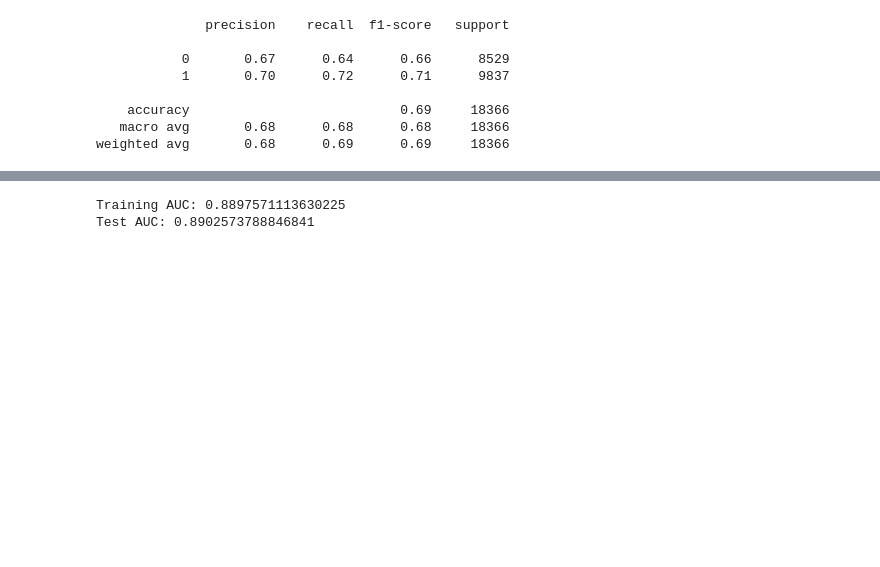
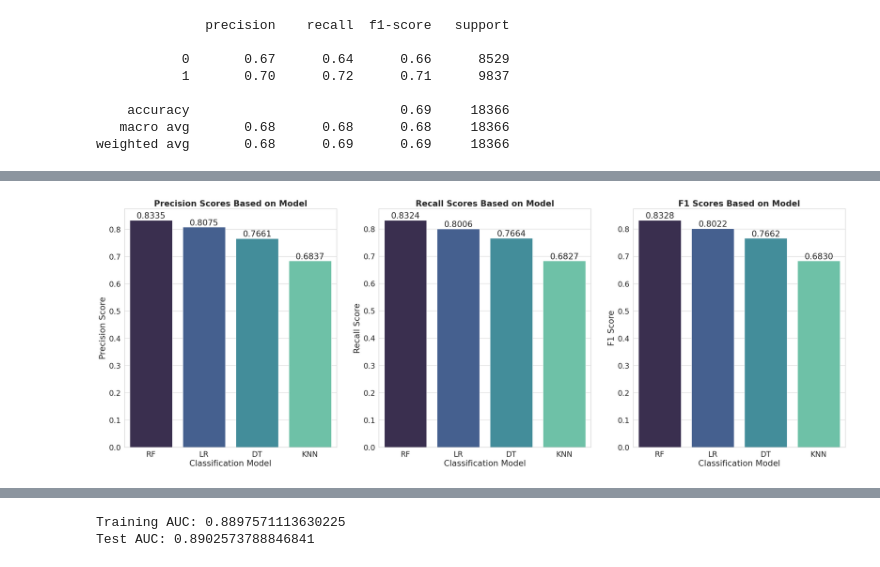
Before and after one commit to agustinse/ISA530Final, a Jupyter notebook: ISA_530_Final_Project_V5_Rao.ipynb, the cells around one changed output, grey strips where cells are left out. Saved outputs shown, nothing was run; the diff lists cells and outputs as text; code cells hidden in the pictures; blank space fills up the shorter version.

```diff
--- a/ISA_530_Final_Project_V5_Rao.ipynb
+++ b/ISA_530_Final_Project_V5_Rao.ipynb
@@ -939,3 +986,69 @@ RF F1 Score 0.8349352066046456
+# %%
+def results():
+    sns.set(style = 'whitegrid')
+    sns.set_context('paper', font_scale = 2)
+    fig = plt.figure(figsize = (30,10))
+
+    plt.subplot(131)
+    #PLOTTING PRECISION
+    # store the models with their score
+    prec_data = [['RF', precisionrf], ['LR', precisionlr], ['DT', precisiondt], ['KNN', precisionknn]]
+
+    # storing list of scores as a pandas df
+    prec_df = pd.DataFrame(prec_data, columns=['Model', 'Score'])
+
+    #creating bar plot to visualize the resuls
+    t=sns.barplot(x='Model',
+                  y='Score',
+                  palette = "mako",
+                  data=prec_df)
+    for bars in t.containers:
+        t.bar_label(bars, fmt='%.4f')
+    plt.title('Precision Scores Based on Model', fontweight = 'bold')
+    t.set_xlabel('Classification Model')
+    t.set_ylabel('Precision Score')
+
+    plt.subplot(132)
+    #PLOTTING RECALL
+    # store the models with their score
+    recall_data = [['RF', recallrf], ['LR', recalllr], ['DT', recalldt], ['KNN', recallknn]]
+
+    # storing list of scores as a pandas df
+    recall_df = pd.DataFrame(recall_data, columns=['Model', 'Score'])
+
+    #creating bar plot to visualize the resuls
+    t=sns.barplot(x='Model',
+                  y='Score',
+                  palette = "mako",
+                  data=recall_df)
+    for bars in t.containers:
+        t.bar_label(bars, fmt='%.4f')
+    plt.title('Recall Scores Based on Model', fontweight = 'bold')
+    t.set_xlabel('Classification Model')
+    t.set_ylabel('Recall Score')
+
+    plt.subplot(133)
+    #PLOTTING F1
+    # store the models with their score
+    f1_data = [['RF', f1rf], ['LR', f1lr], ['DT', f1dt], ['KNN', f1knn]]
+
+    # storing list of scores as a pandas df
+    f1_df = pd.DataFrame(f1_data, columns=['Model', 'Score'])
+
+    #creating bar plot to visualize the resuls
+    t=sns.barplot(x='Model',
+                  y='Score',
+                  palette = "mako",
+                  data=f1_df)
+    for bars in t.containers:
+        t.bar_label(bars, fmt='%.4f')
+    plt.title('F1 Scores Based on Model', fontweight = 'bold')
+    t.set_xlabel('Classification Model')
+    t.set_ylabel('F1 Score')
+
+results()
+# %% [output]
+[figure, added]
 # %%
 # visualizing a confusion matrix using the logistic regression model
 classes=['Unemployed', 'Employed']
```
Also changed, not shown: parts of 27 cells of this notebook.
